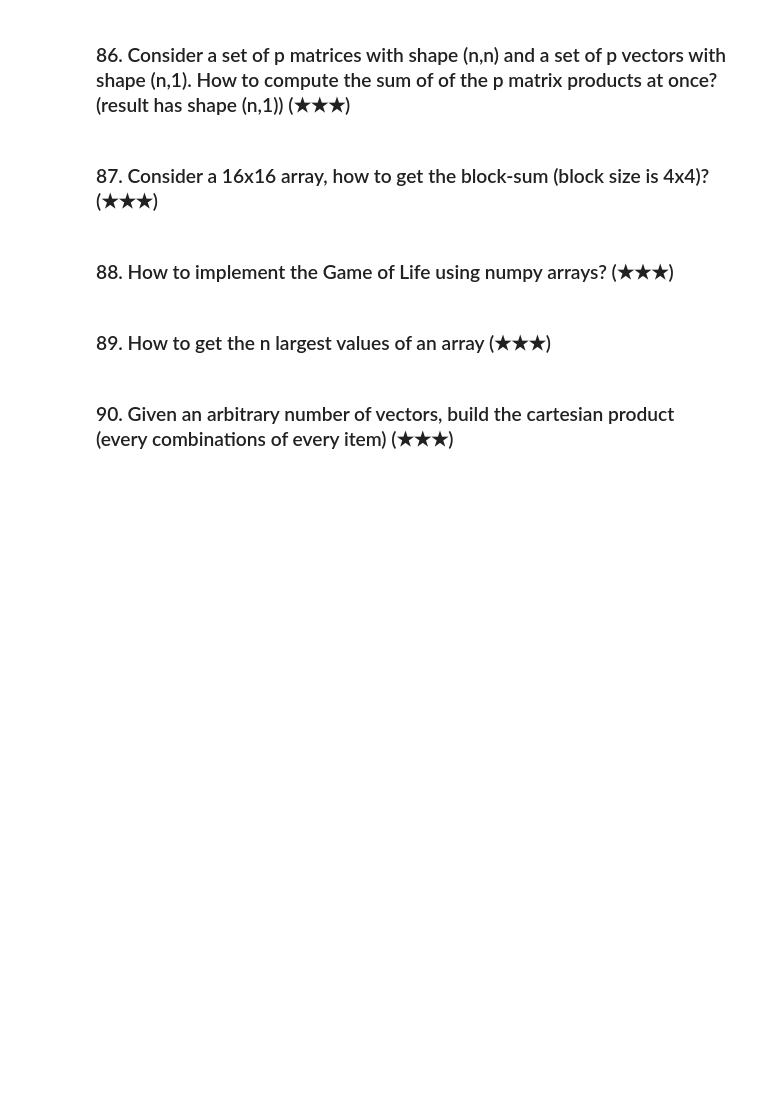
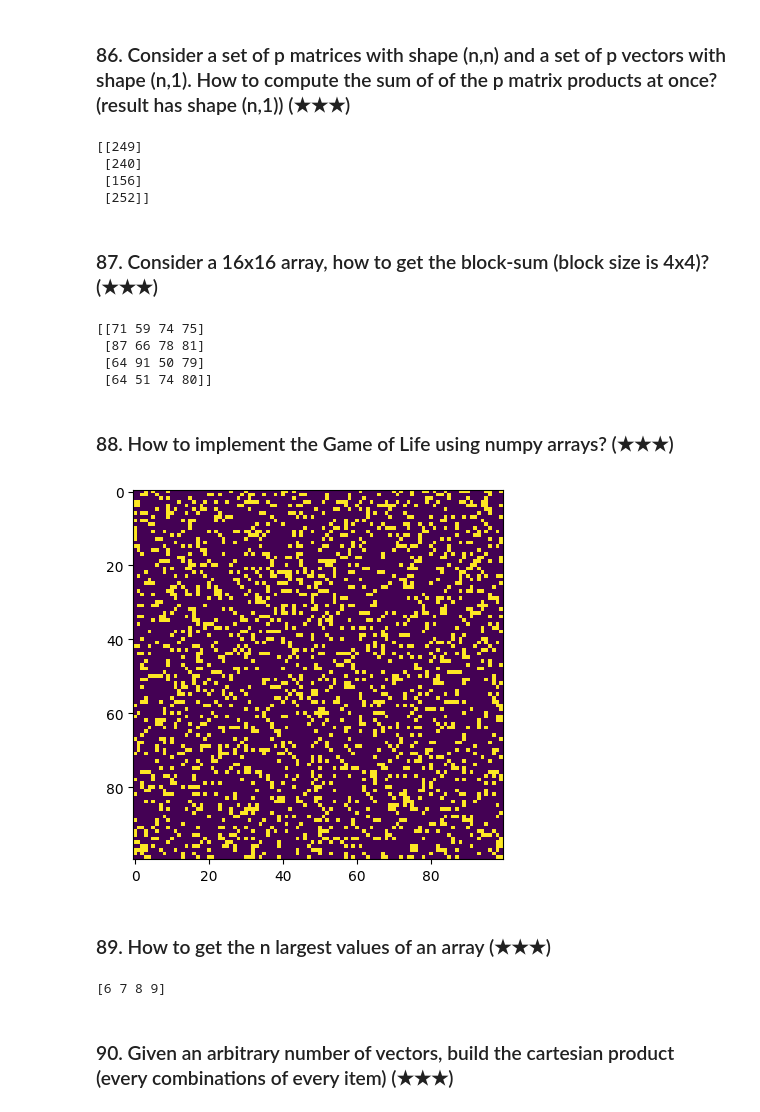
Before and after one commit to Predictive-An/Data-Science-Assignment, a Jupyter notebook: Numpy_Assignments.ipynb, the cells around one changed output. Drawn from its saved outputs; the diff is of its cells as text; code cells hidden in the pictures; blank space fills up the shorter version.

```diff
--- a/Numpy_Assignments.ipynb
+++ b/Numpy_Assignments.ipynb
@@ -1051,10 +1288,83 @@ print(new_vector)
 # %% [markdown]
 ### 86. Consider a set of p matrices with shape (n,n) and a set of p vectors with shape (n,1). How to compute the sum of of the p matrix products at once? (result has shape (n,1)) (★★★)
+# %%
+def sum_of_matrix_products(matrices, vectors):
+    return sum(np.dot(matrix, vector) for matrix, vector in zip(matrices, vectors))
+
+# Example usage:
+p = 3
+n = 4
+matrices = [np.random.randint(0, 10, size=(n, n)) for _ in range(p)]
+vectors = [np.random.randint(0, 10, size=(n, 1)) for _ in range(p)]
+
+result = sum_of_matrix_products(matrices, vectors)
+print(result)
+# %% [output]
+[[249]
+ [240]
+ [156]
+ [252]]
 # %% [markdown]
 ### 87. Consider a 16x16 array, how to get the block-sum (block size is 4x4)? (★★★)
+# %%
+arr = np.random.randint(0, 10, size=(16, 16))
+
+block_sum = np.sum(arr.reshape(4, 4, -1, 4).swapaxes(1, 2), axis=(-2, -1))
+print(block_sum)
+# %% [output]
+[[71 59 74 75]
+ [87 66 78 81]
+ [64 91 50 79]
+ [64 51 74 80]]
 # %% [markdown]
 ### 88. How to implement the Game of Life using numpy arrays? (★★★)
+# %%
+import matplotlib.pyplot as plt
+import matplotlib.animation as animation
+
+def update(frameNum, img, grid, N):
+    new_grid = grid.copy()
+    for i in range(N):
+        for j in range(N):
+            total = int((grid[i, (j-1)%N] + grid[i, (j+1)%N] +
+                         grid[(i-1)%N, j] + grid[(i+1)%N, j] +
+                         grid[(i-1)%N, (j-1)%N] + grid[(i-1)%N, (j+1)%N] +
+                         grid[(i+1)%N, (j-1)%N] + grid[(i+1)%N, (j+1)%N])/255)
+            if grid[i, j] == ON:
+                if (total < 2) or (total > 3):
+                    new_grid[i, j] = OFF
+            else:
+                if total == 3:
+                    new_grid[i, j] = ON
+    img.set_data(new_grid)
+    grid[:] = new_grid[:]
+    return img
+
+# Parameters
+N = 100
+ON = 255
+OFF = 0
+frames = 100
+
+# Initialize grid
+grid = np.random.choice([ON, OFF], N*N, p=[0.2, 0.8]).reshape(N, N)
+
+# Set up animation
+fig, ax = plt.subplots()
+img = ax.imshow(grid, interpolation='nearest')
+ani = animation.FuncAnimation(fig, update, fargs=(img, grid, N,), frames=frames, interval=50, save_count=50)
+
+plt.show()
+# %% [output]
+[figure, added]
 # %% [markdown]
 ### 89. How to get the n largest values of an array (★★★)
+# %%
+arr = np.array([1, 6, 3, 9, 2, 8, 5, 7, 4])
+
+n_largest_values = np.sort(arr)[-n:]
+print(n_largest_values)
+# %% [output]
+[6 7 8 9]
 # %% [markdown]
 ### 90. Given an arbitrary number of vectors, build the cartesian product (every combinations of every item) (★★★)
```
Also changed, not shown: parts of 28 cells of this notebook.
